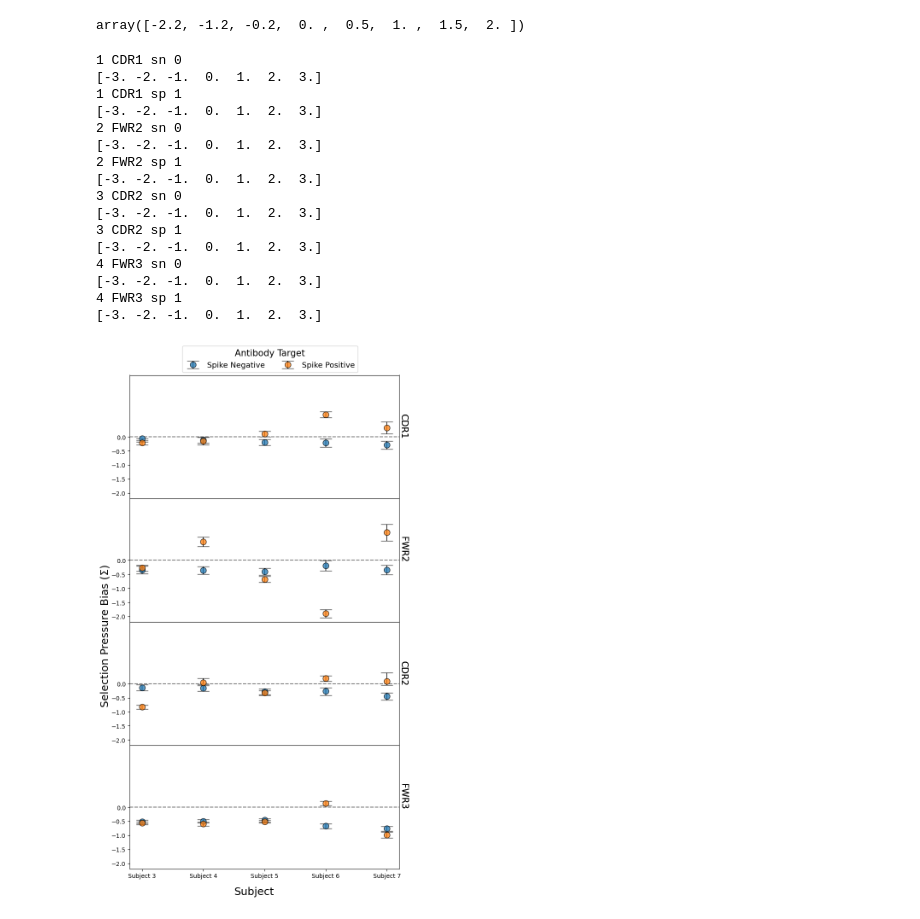
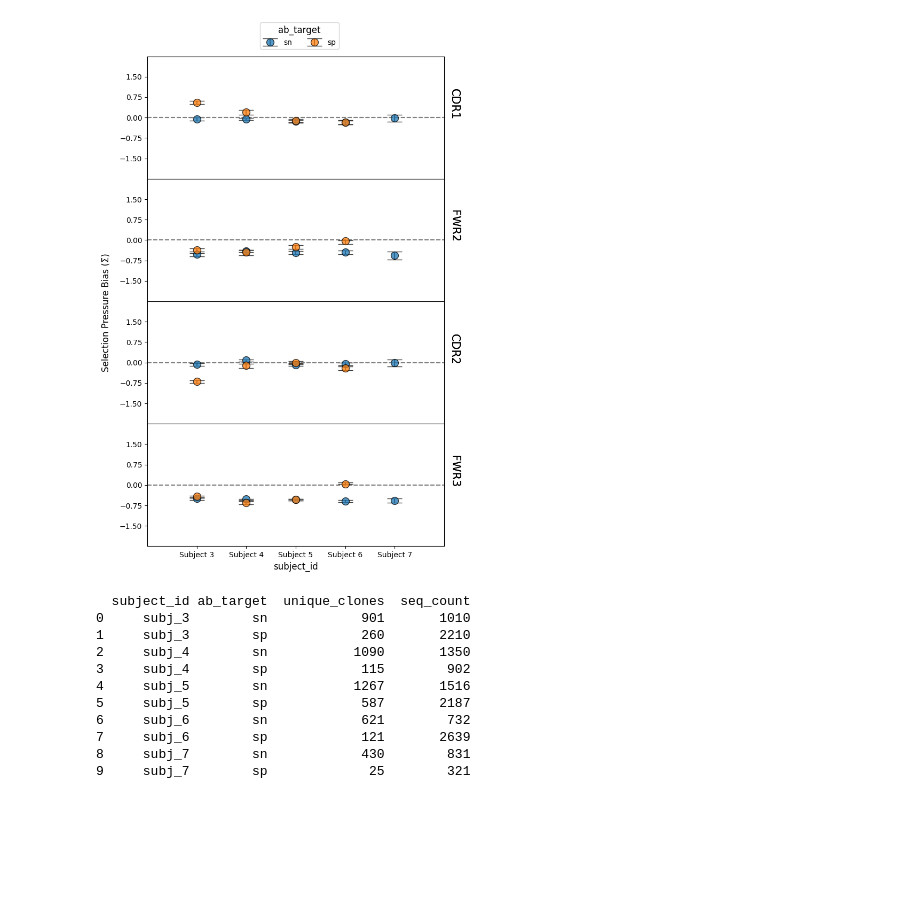
Before and after one commit to dani-f99/selection_pressure_vis, a Jupyter notebook: selection_pressure_vis.ipynb, the cells around one changed output. Saved outputs shown, nothing was run; the diff lists cells and outputs as text; code cells hidden in the pictures; blank space fills up the shorter version.

Commit message:
Fixed bug in plot y-axis, points location, metadata config interaction.

```diff
--- a/selection_pressure_vis.ipynb
+++ b/selection_pressure_vis.ipynb
@@ -152,46 +18,37 @@ def plot_selection(dataset_path:str,
-# %%
-import numpy as np
-yticks = np.concatenate((np.arange(start=0, stop=2.2, step=0.5),
-                          np.arange(start=0, stop=2.2, step=0.5)))
-np.sort(yticks)
-# %% [output]
-array([-2.2, -1.2, -0.2,  0. ,  0.5,  1. ,  1.5,  2. ])
 # %%
-# Plotting figures based on the datasets:
-plot_selection(dataset_path="output\\r_data\\motif_tpall_[2025-11-27_19-55-53]_baseline_values.csv",
-               metadata_split="Antibody Target",
+#Plotting the dataset scatterplot, in this case only for the last dataset.
+# Can use for loop to process all of the dataset, exmaple below
+
+plot_selection(dataset_path=datasets_input[0],
                save_fig=False)
 
-if False:
-    for dt in datasets_input:
-        plot_selection(dataset_path=dt,
-                       metadata_split="Antibody Target",
-                       save_fig=False)
+# Change the plot_all variable to True in order fo process all of the datasets
+plot_all = False
+if plot_all:
+    for dataset in datasets_input:
+        plot_selection(dataset_path=dataset,
+                    save_fig=False)
 # %% [output]
-1 CDR1 sn 0
-[-3. -2. -1.  0.  1.  2.  3.]
-1 CDR1 sp 1
-[-3. -2. -1.  0.  1.  2.  3.]
-2 FWR2 sn 0
-[-3. -2. -1.  0.  1.  2.  3.]
-2 FWR2 sp 1
-[-3. -2. -1.  0.  1.  2.  3.]
-3 CDR2 sn 0
-[-3. -2. -1.  0.  1.  2.  3.]
-3 CDR2 sp 1
-[-3. -2. -1.  0.  1.  2.  3.]
-4 FWR3 sn 0
-[-3. -2. -1.  0.  1.  2.  3.]
-4 FWR3 sp 1
-[-3. -2. -1.  0.  1.  2.  3.]
-[figure, old version]
+[figure, new version]
 # %%
-if False:
-    # Initiating the report object
-    clones = nclones_report(dataset_name = "cl_seqs_motif.csv")
+# Initiating the report object
+raw_dataset_name = "cl_seqs_motif.csv"
+clones = nclones_report(dataset_name = raw_dataset_name)
 
-    # Creating a report that contains number of unique clones and sequence count per sub-dataset.
-    clones_report = clones.groupby_count(groupby_list = ["subject_id", "ab_target"])
-    #clones_sum = clones.get_sum_clones()
+# Creating a report that contains number of unique clones and sequence count per sub-dataset.
+clones_report = clones.groupby_count(groupby_list = ["subject_id", "ab_target"])
+#clones_sum = clones.get_sum_clones()
 
-    print(clones_report)
+print(clones_report)
+# %% [output]
+  subject_id ab_target  unique_clones  seq_count
+0     subj_3        sn            901       1010
+1     subj_3        sp            260       2210
+2     subj_4        sn           1090       1350
+3     subj_4        sp            115        902
+4     subj_5        sn           1267       1516
+5     subj_5        sp            587       2187
+6     subj_6        sn            621        732
+7     subj_6        sp            121       2639
+8     subj_7        sn            430        831
+9     subj_7        sp             25        321
```
Also changed, not shown: parts of 2 cells of this notebook, 2 other files.
